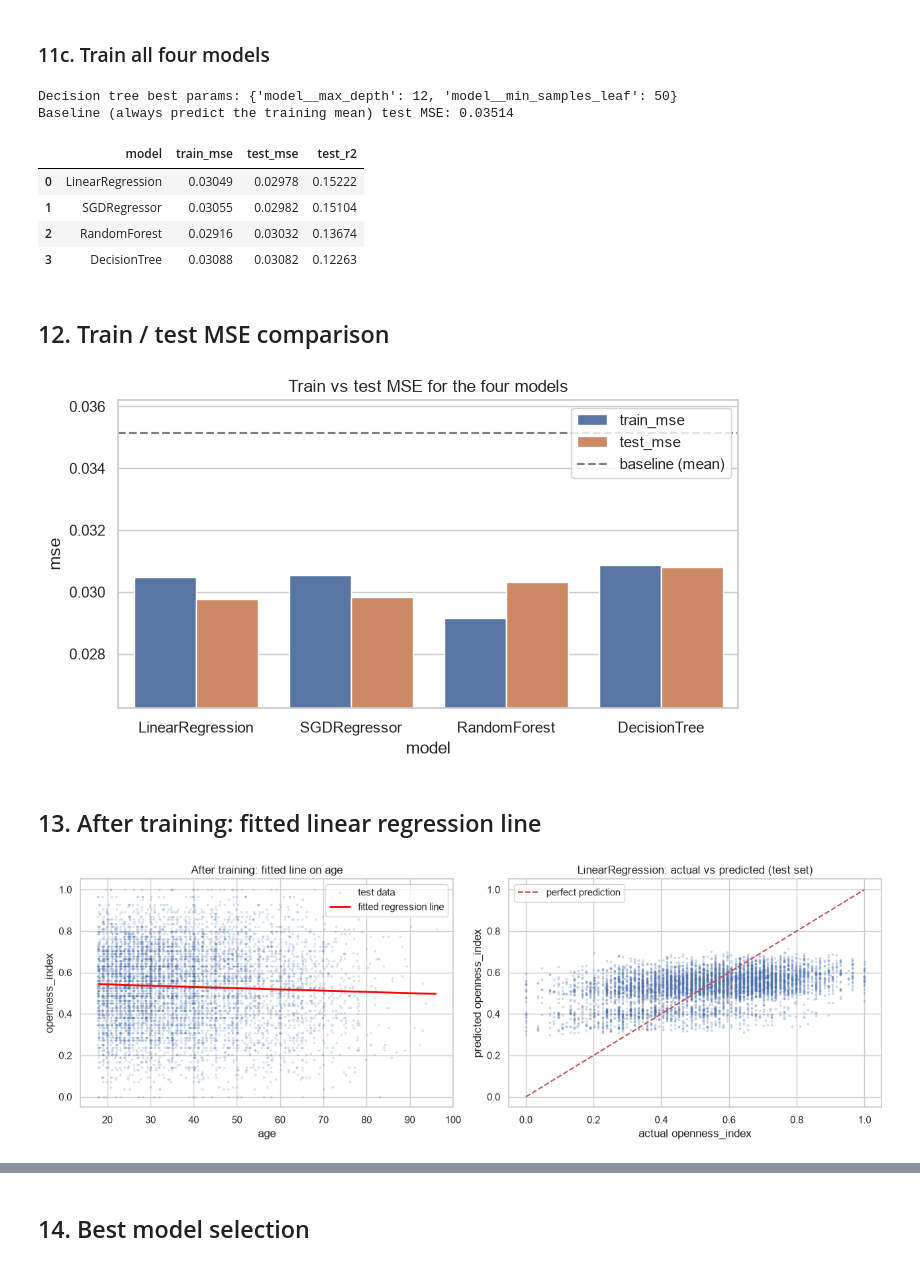
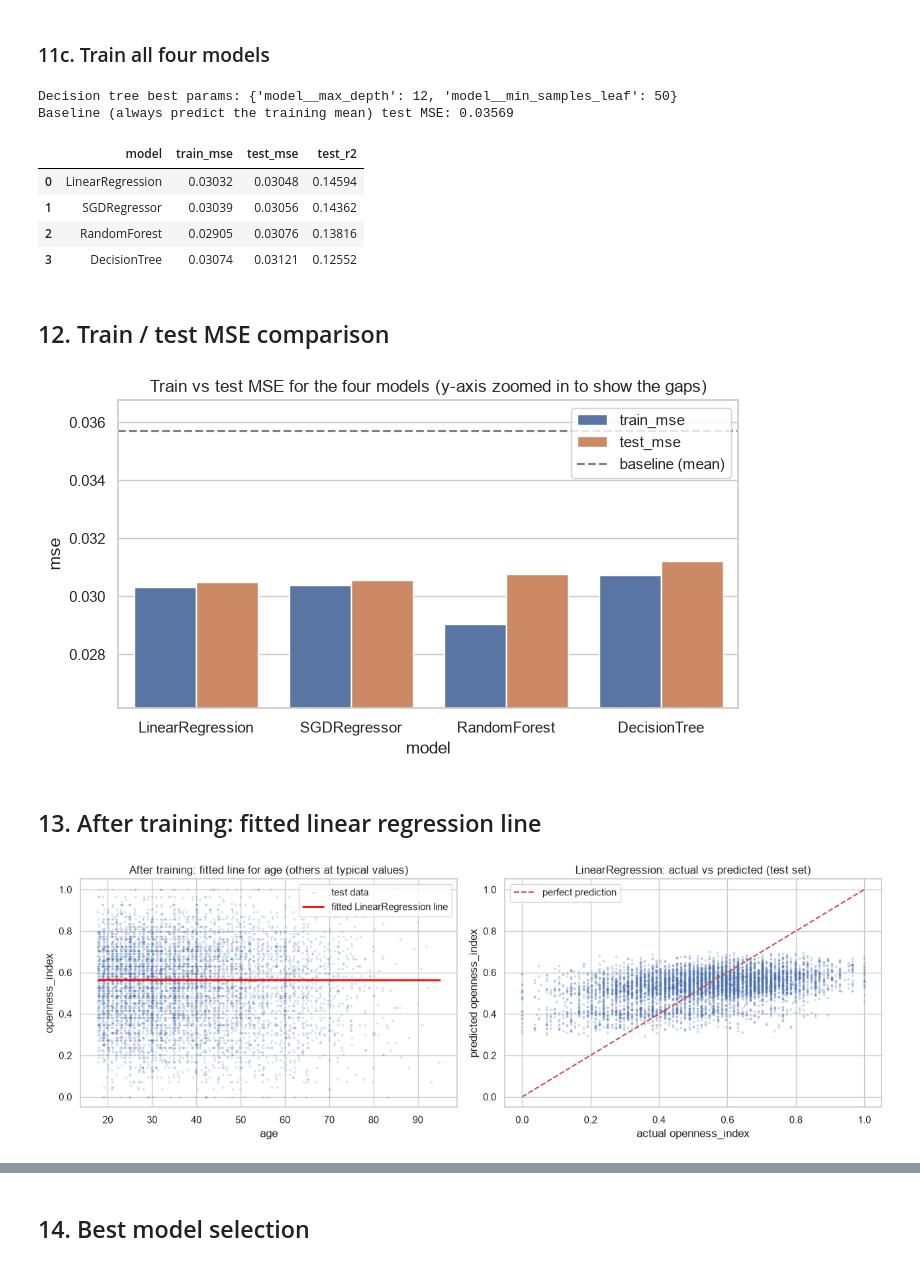
Before and after one commit to nellybutera/linear_regression_model, a Jupyter notebook: summative/linear_regression/multivariate.ipynb, the cells around one changed output, grey strips where cells are left out. Drawn from its saved outputs; the diff is of its cells as text; code cells hidden in the pictures.

```diff
--- a/summative/linear_regression/multivariate.ipynb
+++ b/summative/linear_regression/multivariate.ipynb
@@ -407,15 +415,0 @@ Four models on the same split:
-# %%
-sgd_results = []
-for eta0 in [0.0001, 0.001, 0.01, 0.1]:
-    for alpha in [0.0001, 0.001, 0.01]:
-        pipe = make_pipeline(SGDRegressor(learning_rate="invscaling", eta0=eta0, alpha=alpha, penalty="l2",
-                                          max_iter=1000, tol=1e-4, random_state=RANDOM_STATE))
-        pipe.fit(X_train, y_train)
-        sgd_results.append({
-            "eta0": eta0, "alpha": alpha,
-            "train_mse": mean_squared_error(y_train, pipe.predict(X_train)),
-            "test_mse": mean_squared_error(y_test, pipe.predict(X_test)),
-        })
-
-sgd_table = pd.DataFrame(sgd_results).sort_values("test_mse")
-sgd_table.round(5)
@@ -440,0 +421,15 @@ Best SGD settings: {'eta0': np.float64(0.01), 'alpha': np.float64(0.0001)}
+# %%
+sgd_search = GridSearchCV(
+    make_pipeline(SGDRegressor(learning_rate="invscaling", penalty="l2", max_iter=1000, tol=1e-4,
+                               random_state=RANDOM_STATE)),
+    {"model__eta0": [0.0001, 0.001, 0.01, 0.1], "model__alpha": [0.0001, 0.001, 0.01]},
+    scoring="neg_mean_squared_error", cv=5, n_jobs=-1,
+)
+sgd_search.fit(X_train, y_train)
+
+sgd_table = pd.DataFrame({
+    "eta0": sgd_search.cv_results_["param_model__eta0"],
+    "alpha": sgd_search.cv_results_["param_model__alpha"],
+    "cv_mse": -sgd_search.cv_results_["mean_test_score"],
+}).sort_values("cv_mse")
+sgd_table.round(5)
@@ -440,0 +450,3 @@ Best SGD settings: {'eta0': np.float64(0.01), 'alpha': np.float64(0.0001)}
+# %%
+best_sgd_params = {"eta0": sgd_search.best_params_["model__eta0"], "alpha": sgd_search.best_params_["model__alpha"]}
+print("Best SGD settings (chosen by CV on training data):", best_sgd_params)
@@ -489,8 +519,8 @@ print("Decision tree best params:", tree_search.best_params_)
 
 models = {
     "LinearRegression": make_pipeline(LinearRegression()),
-    "SGDRegressor": make_pipeline(SGDRegressor(learning_rate="invscaling", eta0=best_sgd_params.eta0,
-                                               alpha=best_sgd_params.alpha, max_iter=1000, tol=1e-4,
+    "SGDRegressor": make_pipeline(SGDRegressor(learning_rate="invscaling", eta0=best_sgd_params["eta0"],
+                                               alpha=best_sgd_params["alpha"], max_iter=1000, tol=1e-4,
                                                random_state=RANDOM_STATE)),
     "DecisionTree": tree_search.best_estimator_,
     "RandomForest": make_pipeline(RandomForestRegressor(n_estimators=150, max_depth=14, min_samples_leaf=10,
@@ -509,31 +539,30 @@ for name, pipe in models.items():
         "test_r2": r2_score(y_test, test_pred),
     })
 
-baseline_mse = mean_squared_error(y_test, np.full(len(y_test), y_train.mean()))
 results = pd.DataFrame(results).sort_values("test_mse").reset_index(drop=True)
 print("Baseline (always predict the training mean) test MSE:", round(baseline_mse, 5))
 results.round(5)
 # %% [output]
 Decision tree best params: {'model__max_depth': 12, 'model__min_samples_leaf': 50}
-Baseline (always predict the training mean) test MSE: 0.03514
+Baseline (always predict the training mean) test MSE: 0.03569
 |  | model | train_mse | test_mse | test_r2 |
-| 0 | LinearRegression | 0.03049 | 0.02978 | 0.15222 |
-| 1 | SGDRegressor | 0.03055 | 0.02982 | 0.15104 |
-| 2 | RandomForest | 0.02916 | 0.03032 | 0.13674 |
-| 3 | DecisionTree | 0.03088 | 0.03082 | 0.12263 |
+| 0 | LinearRegression | 0.03032 | 0.03048 | 0.14594 |
+| 1 | SGDRegressor | 0.03039 | 0.03056 | 0.14362 |
+| 2 | RandomForest | 0.02905 | 0.03076 | 0.13816 |
+| 3 | DecisionTree | 0.03074 | 0.03121 | 0.12552 |
 # %% [markdown]
 ## 12. Train / test MSE comparison
 # %%
 plot_df = results.melt(id_vars="model", value_vars=["train_mse", "test_mse"], var_name="split", value_name="mse")
 plt.figure(figsize=(8, 4))
 sns.barplot(data=plot_df, x="model", y="mse", hue="split")
 plt.axhline(baseline_mse, color="grey", linestyle="--", label="baseline (mean)")
 plt.ylim(plot_df["mse"].min() * 0.9, baseline_mse * 1.03)
-plt.title("Train vs test MSE for the four models")
+plt.title("Train vs test MSE for the four models (y-axis zoomed in to show the gaps)")
 plt.legend()
 plt.show()
 # %% [output]
-[figure, old version]
+[figure, new version]
 # %% [markdown]
 ## 13. After training: fitted linear regression line
 # %%
@@ -542,14 +571,18 @@ lin_test_pred = lin.predict(X_test)
 
 fig, axes = plt.subplots(1, 2, figsize=(13, 4.5))
 
-# Fitted line on the strongest numeric feature: what the linear model predicts as that feature changes
+# Fitted line from the trained model itself: change only this feature and keep every other feature
+# at a typical value (median for numbers, most common answer for categories)
 axes[0].scatter(X_test[best_num] + np.random.default_rng(2).uniform(-0.25, 0.25, len(X_test)), y_test, s=3, alpha=0.15, label="test data")
-slope, intercept = np.polyfit(X_test[best_num], lin_test_pred, 1)
+typical = {c: X_train[c].median() for c in NUMERIC_FEATURES}
+typical.update({c: X_train[c].mode()[0] for c in CATEGORICAL_FEATURES})
 xs = np.linspace(X_test[best_num].min(), X_test[best_num].max(), 50)
-axes[0].plot(xs, slope * xs + intercept, color="red", linewidth=2, label="fitted regression line")
+line_rows = pd.DataFrame([typical] * len(xs))[FEATURES]
+line_rows[best_num] = xs
+axes[0].plot(xs, lin.predict(line_rows), color="red", linewidth=2, label="fitted LinearRegression line")
 axes[0].set_xlabel(best_num)
 axes[0].set_ylabel(TARGET)
-axes[0].set_title(f"After training: fitted line on {best_num}")
+axes[0].set_title(f"After training: fitted line for {best_num} (others at typical values)")
 axes[0].legend()
 
 # Actual vs predicted for all features together
@@ -563,4 +596,4 @@ axes[1].legend()
 plt.tight_layout()
 plt.show()
 # %% [output]
-[figure, old version]
+[figure, new version]
```
Also changed, not shown: parts of 20 cells of this notebook.
